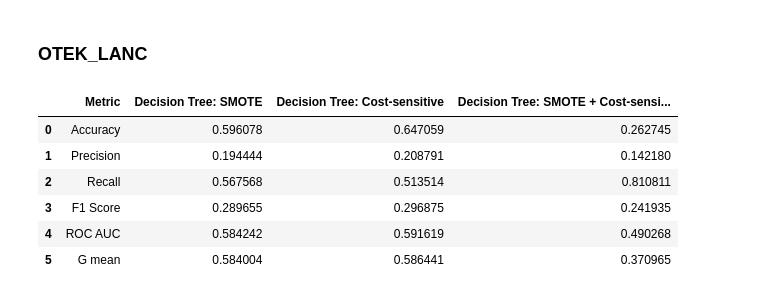
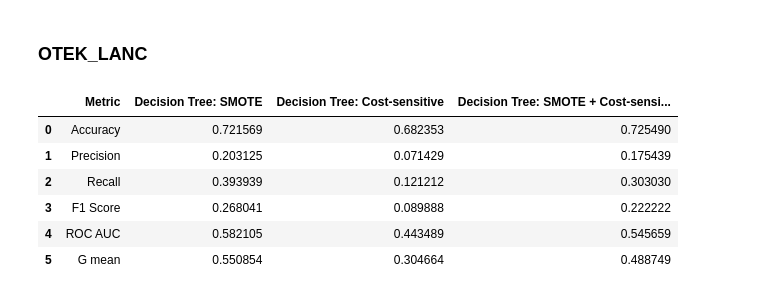
Before and after one commit to danghaidang04/Myocardial_Infraction_Complications_Analysis, a Jupyter notebook: DecisionTree.ipynb, the cells around one changed output. Saved outputs shown, nothing was run; the diff lists cells and outputs as text; code cells hidden in the pictures.

```diff
--- a/DecisionTree.ipynb
+++ b/DecisionTree.ipynb
@@ -980,65 +981,19 @@ eval_rec_im
 # %% [markdown]
 ### OTEK_LANC
 # %%
-# Decision Tree: SMOTE
-otek_lanc_dict = {}
+test_otek_lanc = {"Metric": ["Accuracy", "Precision", "Recall", "F1 Score", "ROC AUC", "G mean"],
+                    "Decision Tree: SMOTE": test_SMOTE_balanced["OTEK_LANC"],
+                    "Decision Tree: Cost-sensitive": test_cost_sensitive["OTEK_LANC"],
+                    "Decision Tree: SMOTE + Cost-sensitive": test_SMOTE_cost_sensitive["OTEK_LANC"]}
+test_otek_lanc = pd.DataFrame(test_otek_lanc)
+test_otek_lanc.columns = ["Metric", "Decision Tree: SMOTE", "Decision Tree: Cost-sensitive", "Decision Tree: SMOTE + Cost-sensitive"]
 
-pipeline = Pipeline(steps=[
-    ('smote', SMOTE(random_state=0, sampling_strategy=0.5)),
-    ('model', DecisionTreeClassifier(random_state=0, class_weight='balanced', max_depth=5, min_samples_split=10))
-])
-pipeline.fit(X_train[0], y_train[0])
-y_pred = pipeline.predict(X_test[0])
-otek_lanc_dict["Decision Tree: SMOTE"] = [accuracy_score(y_test[0], y_pred),
-                                           precision_score(y_test[0], y_pred),
-                                           recall_score(y_test[0], y_pred),
-                                           f1_score(y_test[0], y_pred),
-                                           roc_auc_score(y_test[0], y_pred),
-                                           geometric_mean_score(y_test[0], y_pred)
-                                           ]
-
-# Decision Tree: Cost-sensitive
-pipeline = Pipeline(steps=[
-    ('model', DecisionTreeClassifier(random_state=0, class_weight={0: 1, 1: 3.314720812182741}, max_depth=5, min_samples_split=10))
-])
-pipeline.fit(X_train[0], y_train[0])
-y_pred = pipeline.predict(X_test[0])
-otek_lanc_dict["Decision Tree: Cost-sensitive"] = [accuracy_score(y_test[0], y_pred),
-                                                    precision_score(y_test[0], y_pred),
-                                                    recall_score(y_test[0], y_pred),
-                                                    f1_score(y_test[0], y_pred),
-                                                    roc_auc_score(y_test[0], y_pred),
-                                                    geometric_mean_score(y_test[0], y_pred)
-                                                    ]
-
-# Decision Tree: SMOTE + Cost-sensitive
-pipeline = Pipeline(steps=[
-    ('smote', SMOTE(random_state=0, sampling_strategy=0.5)),
-    ('model', DecisionTreeClassifier(random_state=0, class_weight={0: 1, 1: 3.314720812182741}, max_depth=5, min_samples_split=10))
-])
-pipeline.fit(X_train[0], y_train[0])
-y_pred = pipeline.predict(X_test[0])
-otek_lanc_dict["Decision Tree: SMOTE + Cost-sensitive"] = [accuracy_score(y_test[0], y_pred),
-                                                            precision_score(y_test[0], y_pred),
-                                                            recall_score(y_test[0], y_pred),
-                                                            f1_score(y_test[0], y_pred),
-                                                            roc_auc_score(y_test[0], y_pred),
-                                                            geometric_mean_score(y_test[0], y_pred)
-                                                            ]
-
-eval_otek_lanc = {"Metric": ["Accuracy", "Precision", "Recall", "F1 Score", "ROC AUC", "G mean"],
-                   "Decision Tree: SMOTE": otek_lanc_dict["Decision Tree: SMOTE"],
-                   "Decision Tree: Cost-sensitive": otek_lanc_dict["Decision Tree: Cost-sensitive"],
-                   "Decision Tree: SMOTE + Cost-sensitive": otek_lanc_dict["Decision Tree: SMOTE + Cost-sensitive"]
-                   }
-eval_otek_lanc = pd.DataFrame(eval_otek_lanc)
-
-eval_otek_lanc
+test_otek_lanc
 # %% [output]
 |  | Metric | Decision Tree: SMOTE | Decision Tree: Cost-sensitive | Decision Tree: SMOTE + Cost-sensi... |
-| 0 | Accuracy | 0.596078 | 0.647059 | 0.262745 |
-| 1 | Precision | 0.194444 | 0.208791 | 0.142180 |
-| 2 | Recall | 0.567568 | 0.513514 | 0.810811 |
-| 3 | F1 Score | 0.289655 | 0.296875 | 0.241935 |
-| 4 | ROC AUC | 0.584242 | 0.591619 | 0.490268 |
-| 5 | G mean | 0.584004 | 0.586441 | 0.370965 |
+| 0 | Accuracy | 0.721569 | 0.682353 | 0.725490 |
+| 1 | Precision | 0.203125 | 0.071429 | 0.175439 |
+| 2 | Recall | 0.393939 | 0.121212 | 0.303030 |
+| 3 | F1 Score | 0.268041 | 0.089888 | 0.222222 |
+| 4 | ROC AUC | 0.582105 | 0.443489 | 0.545659 |
+| 5 | G mean | 0.550854 | 0.304664 | 0.488749 |
```
Also changed, not shown: parts of 26 cells of this notebook, 1 other file.
